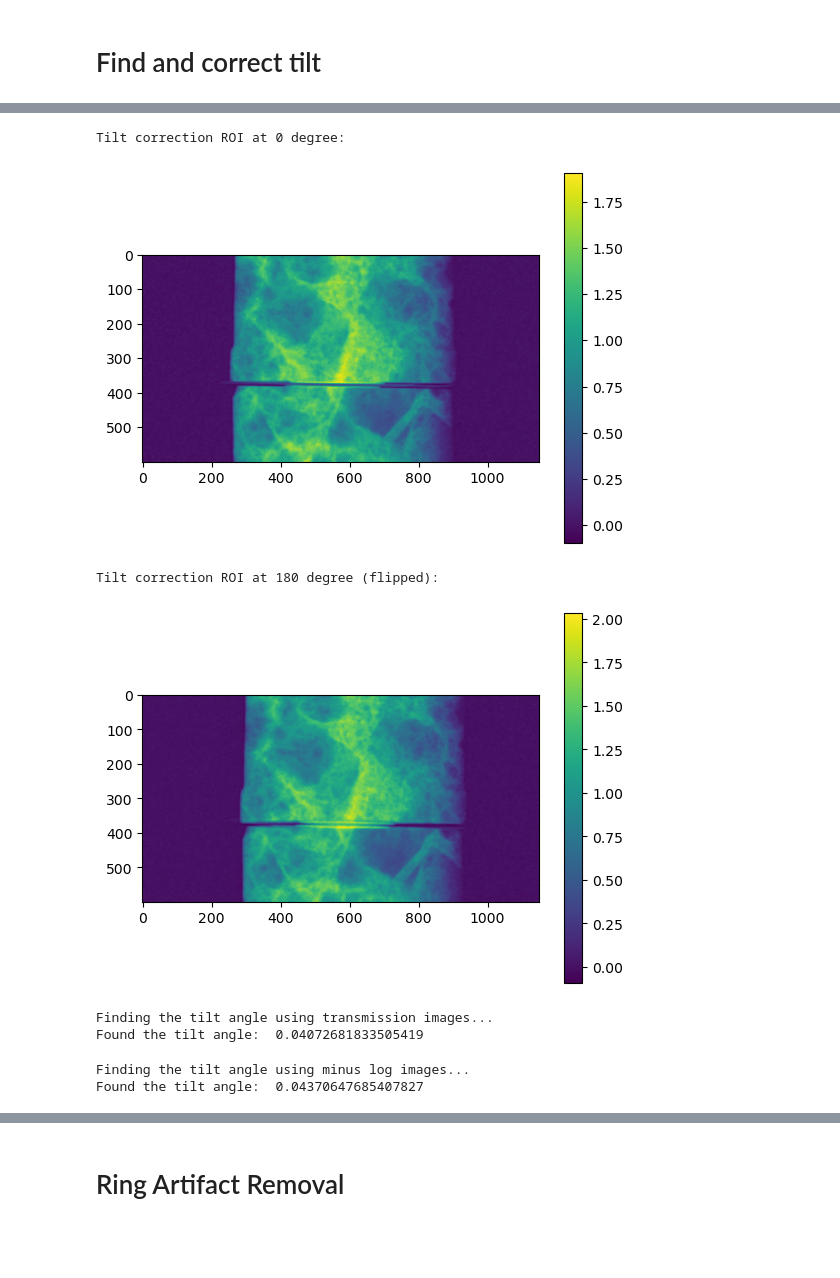
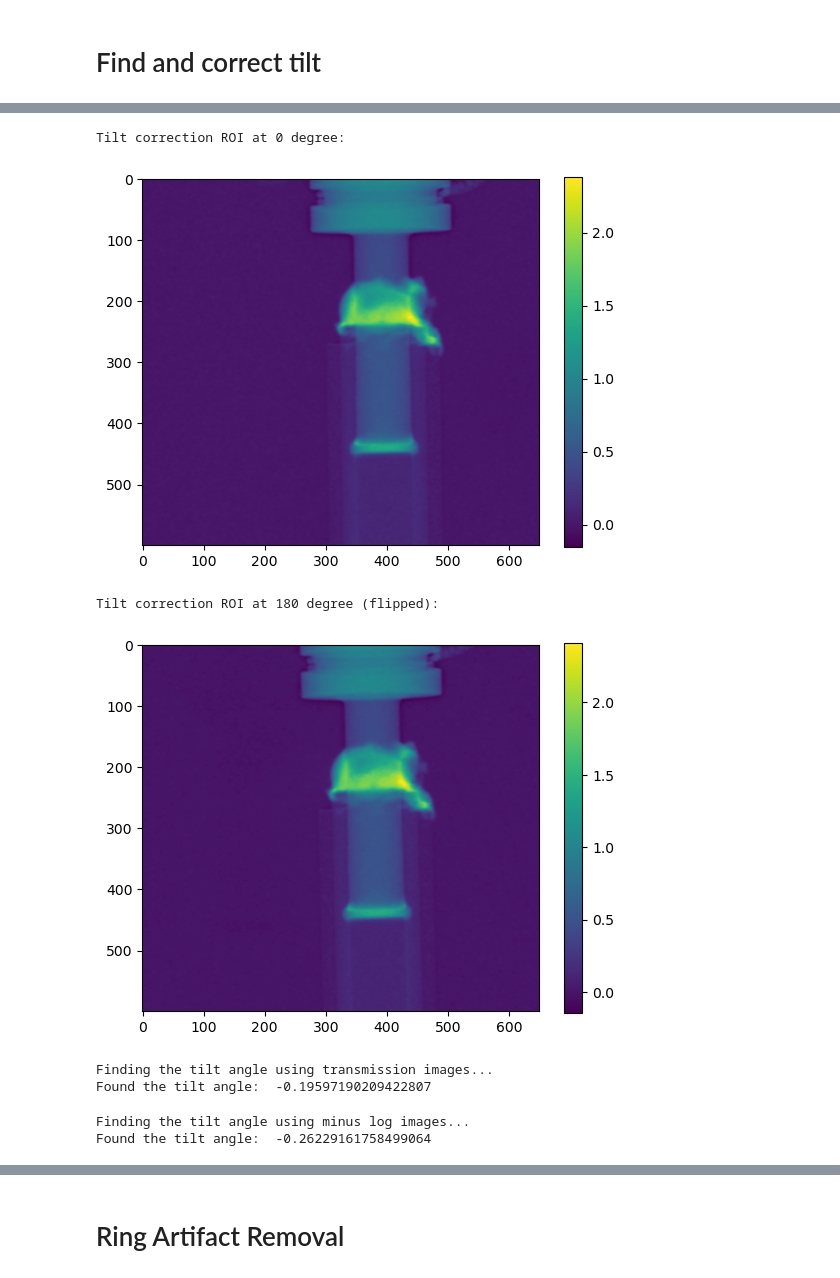
Before and after one commit to zhangy6x/research_stuff, a Jupyter notebook: jupyter_notebooks/norm_recon/rockit_recon_master-Copy1.ipynb, the cells around one changed output, grey strips where cells are left out. Cells and saved outputs as stored; diff of their text form; code cells hidden in the pictures; blank space fills up the shorter version.

```diff
--- a/jupyter_notebooks/norm_recon/rockit_recon_master-Copy1.ipynb
+++ b/jupyter_notebooks/norm_recon/rockit_recon_master-Copy1.ipynb
@@ -36,7 +36,7 @@ ncore
 # Workflow starts here!
 # %%
 ###################### need to change start
-ipts="30028"
+ipts="30750"
 ###################### need to change end
 # %% [markdown]
 ## Find CT scan location
@@ -68,9 +78,9 @@ os.listdir(dc_loc)
 # %%
 ###################### need to change start
-sample_name = "2022_10_03_conceteA"
+sample_name = "2023_06_08_cell12_before"
 ct_dir = os.path.join(ct_loc, sample_name)
-ob_dir = os.path.join(ob_loc, "2022_10_03_conceteB")
-dc_dir = os.path.join(dc_loc, "2022_10_03_conceteB")
+ob_dir = os.path.join(ob_loc, "2023_06_09")
+dc_dir = os.path.join(dc_loc, "2023_06_09_low_res")
 # ct_dir = "/HFIR/CG1D/IPTS-"+ipts+"/shared/processed_data/raw_to_recon"
 # ob_dir = "/HFIR/CG1D/IPTS-"+ipts+"/shared/processed_data/raw_to_recon"
 # dc_dir = "/HFIR/CG1D/IPTS-"+ipts+"/shared/processed_data/raw_to_recon"
@@ -133,10 +143,10 @@ crop = True
 # crop_right = 1650
 # crop_top = 750
 # crop_bottom = 1950
-crop_left = 400
-crop_right = 1550
-crop_top = 150
-crop_bottom = 1950
+crop_left = 550
+crop_right = 1200
+crop_top = 750
+crop_bottom = 1500
 ###################### need to change end
 proj_crop = rocku.crop(proj_raw, crop_left, crop_right, crop_top, crop_bottom, crop)
 ob_crop = rocku.crop(ob_raw, crop_left, crop_right, crop_top, crop_bottom, crop)
@@ -197,9 +207,9 @@ proj_norm = tomopy.misc.corr.remove_outlier(proj_norm, gamma_diff, ncore=ncore)
 # %%
 ###################### need to change start
 bg_left = 5
-bg_right = 80
-bg_top = 20
-bg_bottom = 1700
+bg_right = 100
+bg_top = 100
+bg_bottom = 700
 ###################### need to change end
 bg_stack = proj_norm[:, bg_top:bg_bottom, bg_left:bg_right]
 bg_min = np.min(bg_stack, axis=0)
@@ -256,53 +266,53 @@ proj_crop_min.shape
 # %%
 ###################### need to change start
 tt_left = 0
-tt_right = 1500
-tt_top = 600
-tt_bottom = 1200
+tt_right = 700
+tt_top = 0
+tt_bottom = 600
 ###################### need to change start
 tt_roi_dict = {
     'left': tt_left,
     'right': tt_right,
     'top': tt_top,
     'bottom': tt_bottom
 }
 tt_000deg_mlog = proj_mlog[proj000_idx, tt_roi_dict['top']:tt_roi_dict['bottom'], tt_roi_dict['left']:tt_roi_dict['right']]
 tt_180deg_mlog = proj_mlog[proj180_idx, tt_roi_dict['top']:tt_roi_dict['bottom'], tt_roi_dict['left']:tt_roi_dict['right']]
 tt_000deg_trans = proj_norm[proj000_idx, tt_roi_dict['top']:tt_roi_dict['bottom'], tt_roi_dict['left']:tt_roi_dict['right']]
 tt_180deg_trans = proj_norm[proj180_idx, tt_roi_dict['top']:tt_roi_dict['bottom'], tt_roi_dict['left']:tt_roi_dict['right']]
 print("Tilt correction ROI at 0 degree:")
 # plt.imshow(tt_000deg_trans)
 # plt.colorbar()
 # plt.show()
 plt.imshow(tt_000deg_mlog)
 plt.colorbar()
 plt.show()
 print("Tilt correction ROI at 180 degree (flipped):")
 # plt.imshow(tt_180deg_trans)
 # plt.colorbar()
 # plt.show()
 plt.imshow(np.fliplr(tt_180deg_mlog))
 plt.colorbar()
 plt.show()
 # %% [output]
 Tilt correction ROI at 0 degree:
-[figure, old version]
+[figure, new version]
 Tilt correction ROI at 180 degree (flipped):
-[figure, old version]
+[figure, new version]
 # %%
 print("Finding the tilt angle using transmission images...")
 tilt_ang = tilt.calculate_tilt(image0=tt_000deg_trans, image180=tt_180deg_trans)
 print("Found the tilt angle: ", tilt_ang.x)
 # %% [output]
 Finding the tilt angle using transmission images...
-Found the tilt angle:  0.04072681833505419
+Found the tilt angle:  -0.19597190209422807
 # %%
 print("Finding the tilt angle using minus log images...")
 tilt_ang = tilt.calculate_tilt(image0=tt_000deg_mlog, image180=tt_180deg_mlog)
 print("Found the tilt angle: ", tilt_ang.x)
 # %% [output]
 Finding the tilt angle using minus log images...
-Found the tilt angle:  0.04370647685407827
+Found the tilt angle:  -0.26229161758499064
 # %%
 print("Projection at 0 degree:")
 proj_mlog_tilt_000deg_mlog = tilt.apply_tilt_correction(tt_000deg_mlog, tilt_ang.x, ncore=ncore)
```
Also changed, not shown: parts of 19 cells of this notebook, 5 other files.
